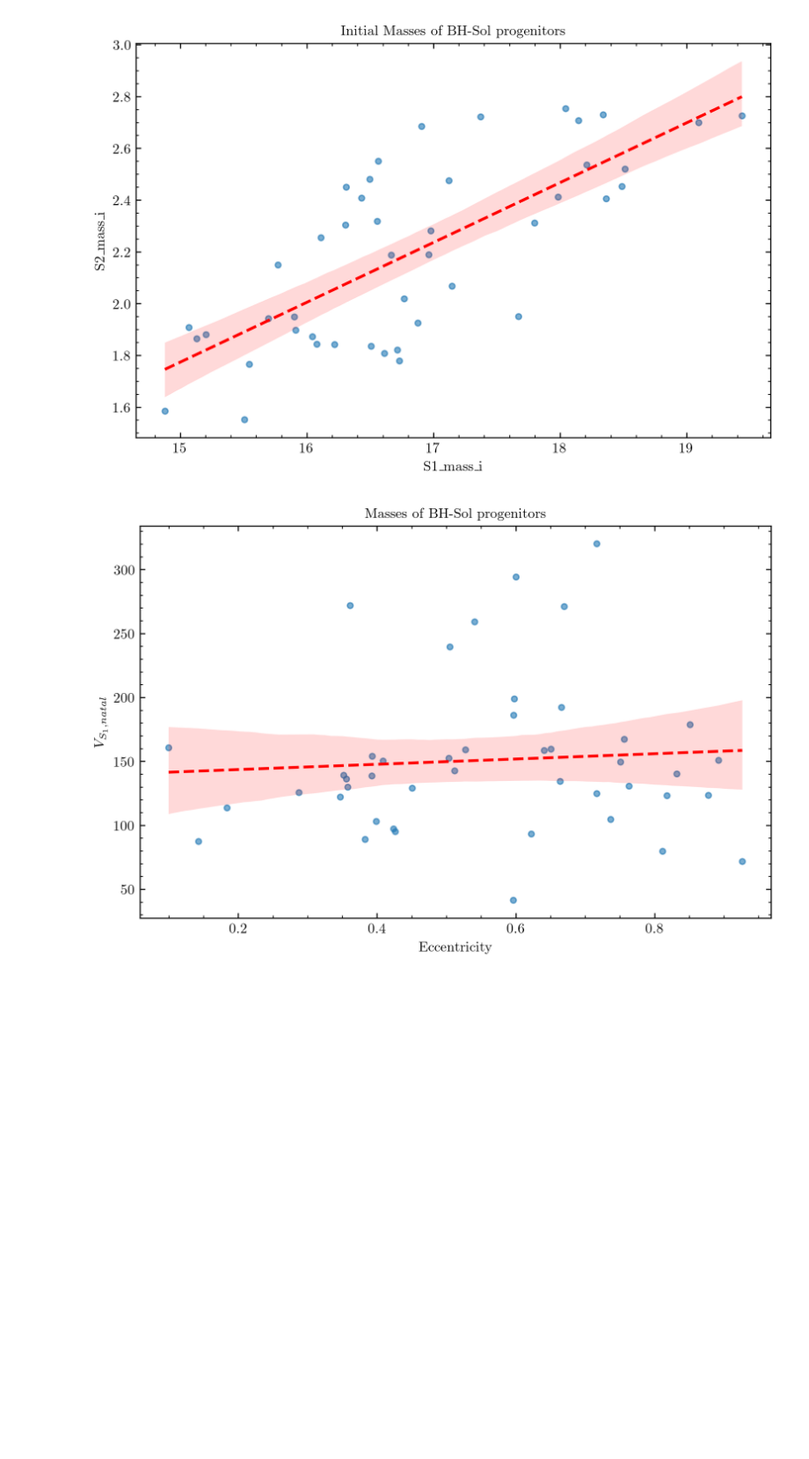
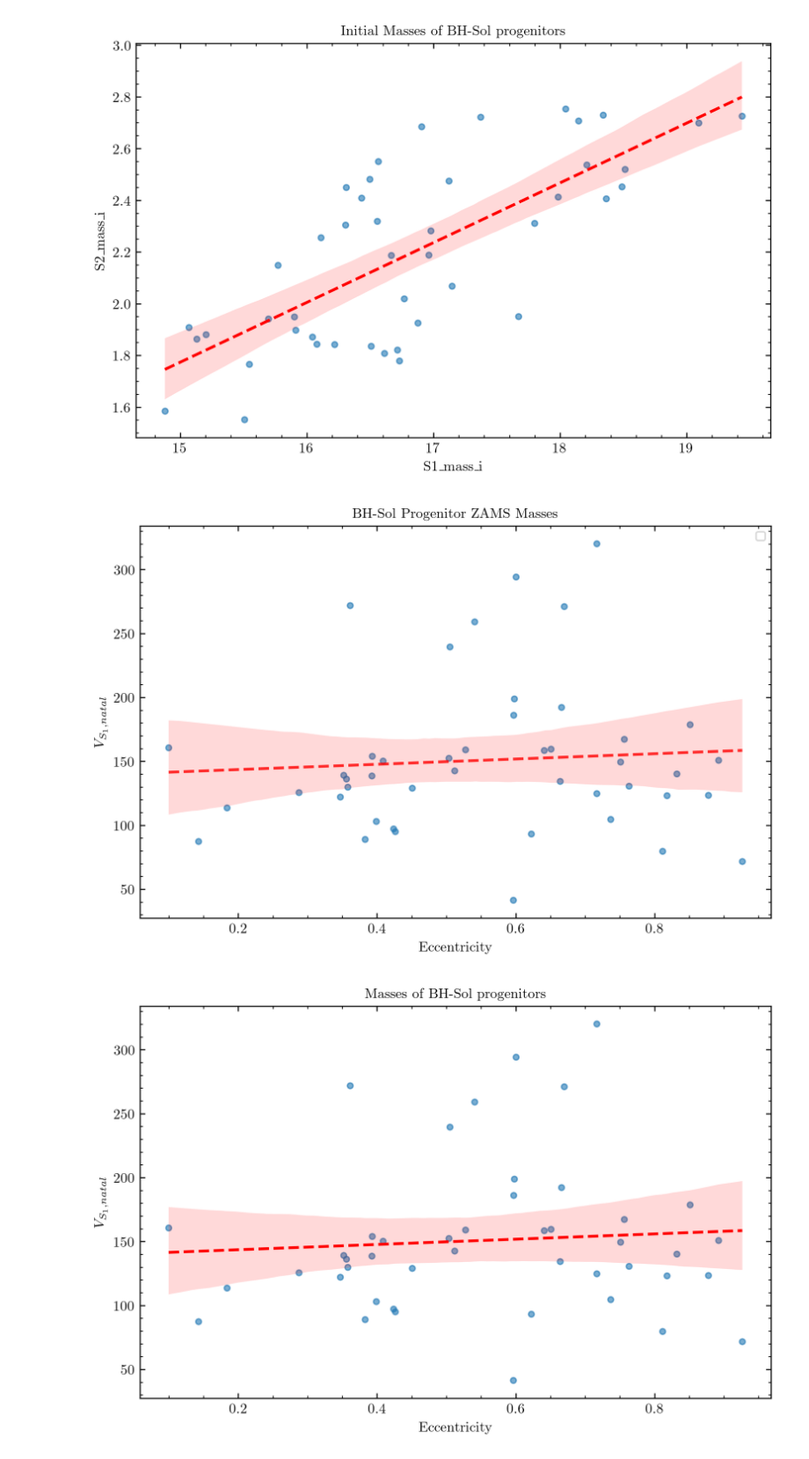
Before and after one commit to PiersonLip/solarBHs, a Jupyter notebook: Notebooks/BHSolGraphin.ipynb, the cells around one changed output. Shown at 88% size. Cells and saved outputs as stored; diff of their text form; code cells hidden in the pictures; blank space fills up the shorter version.

Commit message:
more graph restruct

```diff
--- a/Notebooks/BHSolGraphin.ipynb
+++ b/Notebooks/BHSolGraphin.ipynb
@@ -450,4 +446,24 @@ xVsY(df = pOneline, xvar= 'S1_mass_i', yvar='S2_mass_i', title='Initial Masses o
 # xVsY(df = bhSolRows, xvar= 'S1_mass', yvar='S2_mass', title='BH-Sol Masses at Initial Formation', fit=True, saveFig=False, savePath=graphSave)
 # %% [output]
 [figure]
+# %%
+fig, ax = plt.subplots(figsize=(8, 5))
+
+ci = 95
+
+x1,y1 = bhSolRows['eccentricity'],pOneline['S1_natal_kick_velocity']
+sns.regplot(x=x1, y=y1, ci=ci, ax=ax,
+            line_kws={"color": "red", "linestyle": "--", "linewidth": 2, "alpha": .8},
+            scatter_kws={"alpha": 0.6})
+
+plt.legend(frameon=True)
+plt.title('BH-Sol Progenitor ZAMS Masses')
+plt.ylabel(r'$ V_{S_1, natal}$')
+plt.xlabel('Eccentricity')
+
+plt.savefig(graphSave / 'EccVNatalKickV.pgf', bbox_inches='tight')
+
+plt.show()
+# %% [output]
+[figure, added]
 # %%
```
Also changed, not shown: parts of 5 cells of this notebook, 5 other files.
